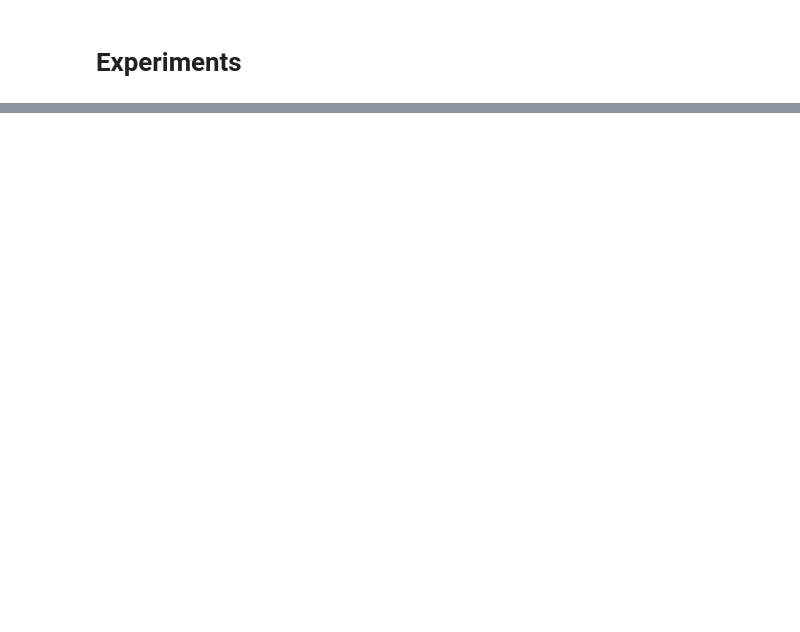
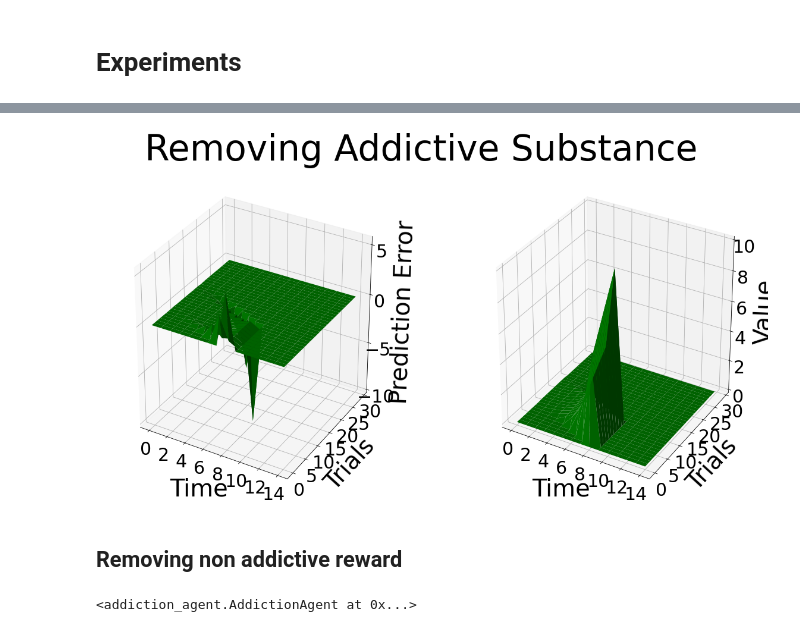
Before and after one commit to jagalinho/nyu-ccm-rl-addiction, a Jupyter notebook: experiments.ipynb, the cells around one changed output, grey strips where cells are left out. Cells and saved outputs as stored; diff of their text form; code cells hidden in the pictures; blank space fills up the shorter version.

```diff
--- a/experiments.ipynb
+++ b/experiments.ipynb
@@ -6,0 +26,4 @@ import addiction_agent as aa
+# %%
+remove = aa.plot_comparison(a1.prediction_error, a1.value, "Removing Addictive Substance", 'Prediction Error', 'Value')
+# %% [output]
+[figure, added]
@@ -6,0 +32,7 @@ import addiction_agent as aa
+# %% [markdown]
+## Removing non addictive reward
+# %%
+a2 = aa.AddictionAgent(max_time = 15, n_trials = 30, ETA=1, GAMMA=.5, rewards=[(5, 8, (0,10))], substances=[], verbose=False)
+a2.run_TD()
+# %% [output]
+<addiction_agent.AddictionAgent at 0x...>
```
Also changed, not shown: parts of 24 cells of this notebook, 1 other file.
